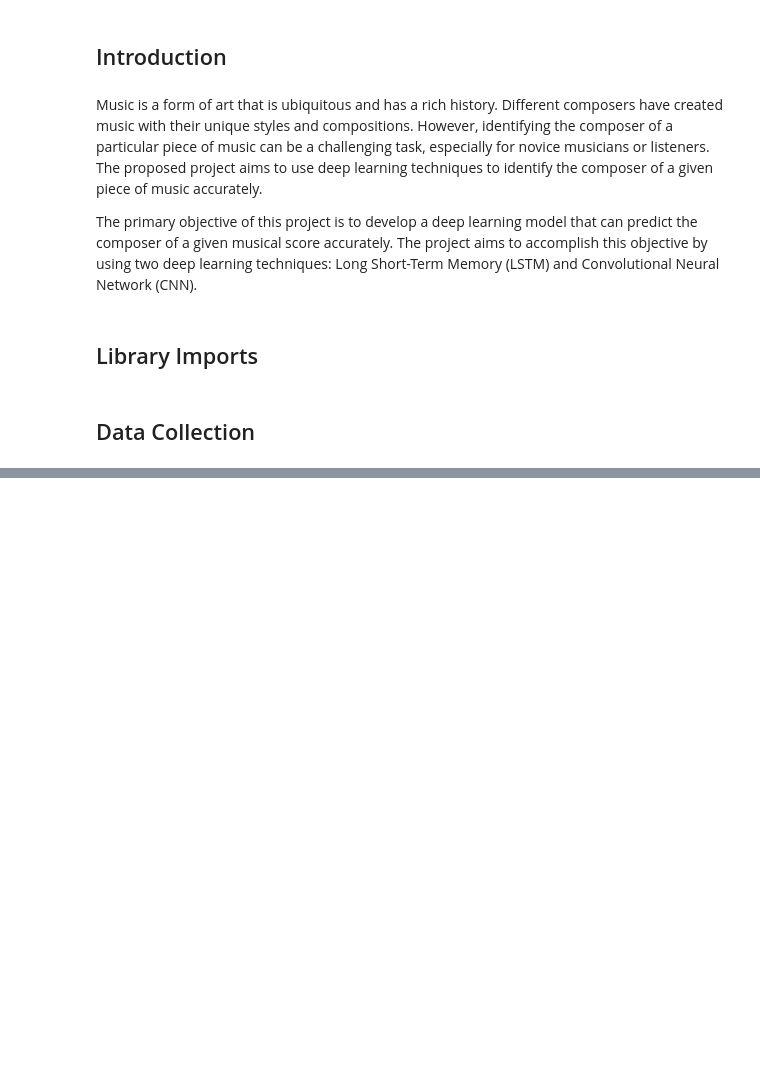
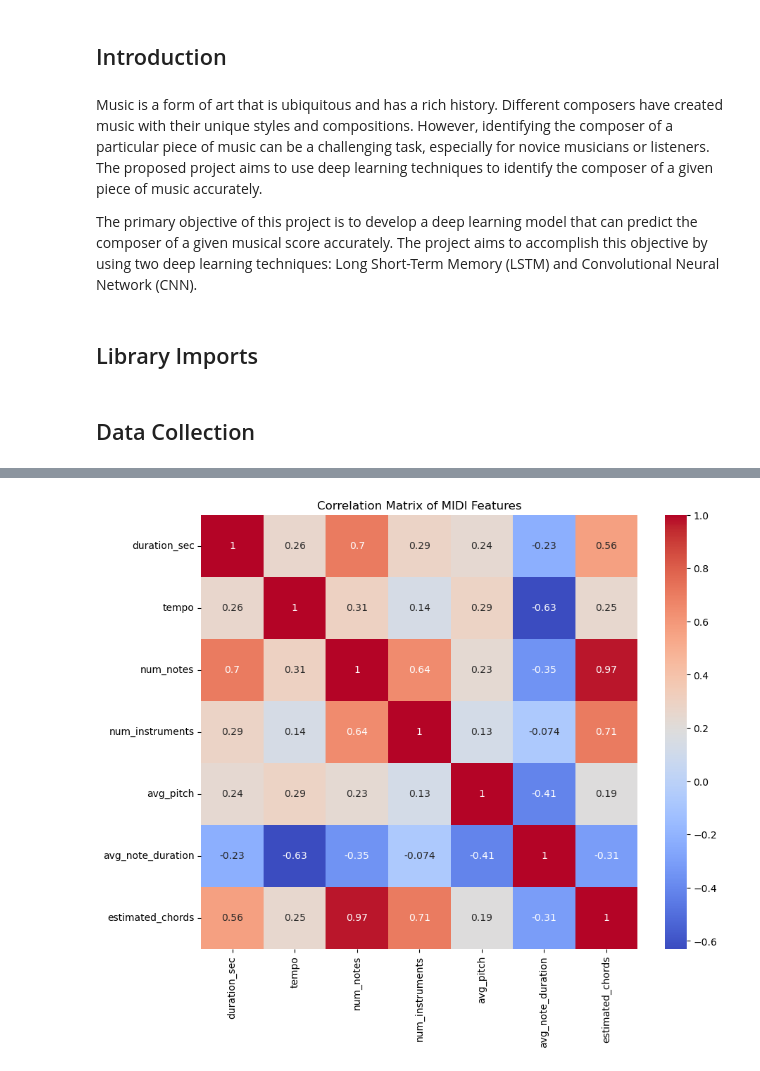
Before and after one commit to apadin-repo/AAI-511-04-Group-3, a Jupyter notebook: final_project_alex.ipynb, the cells around one changed output, grey strips where cells are left out. Drawn from its saved outputs; the diff is of its cells as text; code cells hidden in the pictures; blank space fills up the shorter version.

```diff
--- a/final_project_alex.ipynb
+++ b/final_project_alex.ipynb
@@ -140,0 +214,11 @@ Optimize the deep learning model by fine-tuning hyperparameters.
+# %%
+# get the correlation matrix of all numeric features
+corr = df.drop(columns='composer').corr()
+plt.figure(figsize=(10, 8)) # size
+
+# create a heatmap to visualize the correlation matrix
+sns.heatmap(corr, annot=True, cmap='coolwarm')
+plt.title("Correlation Matrix of MIDI Features")
+plt.show()
+# %% [output]
+[figure, added]
```
Also changed, not shown: parts of 42 cells of this notebook, 1 other file.
